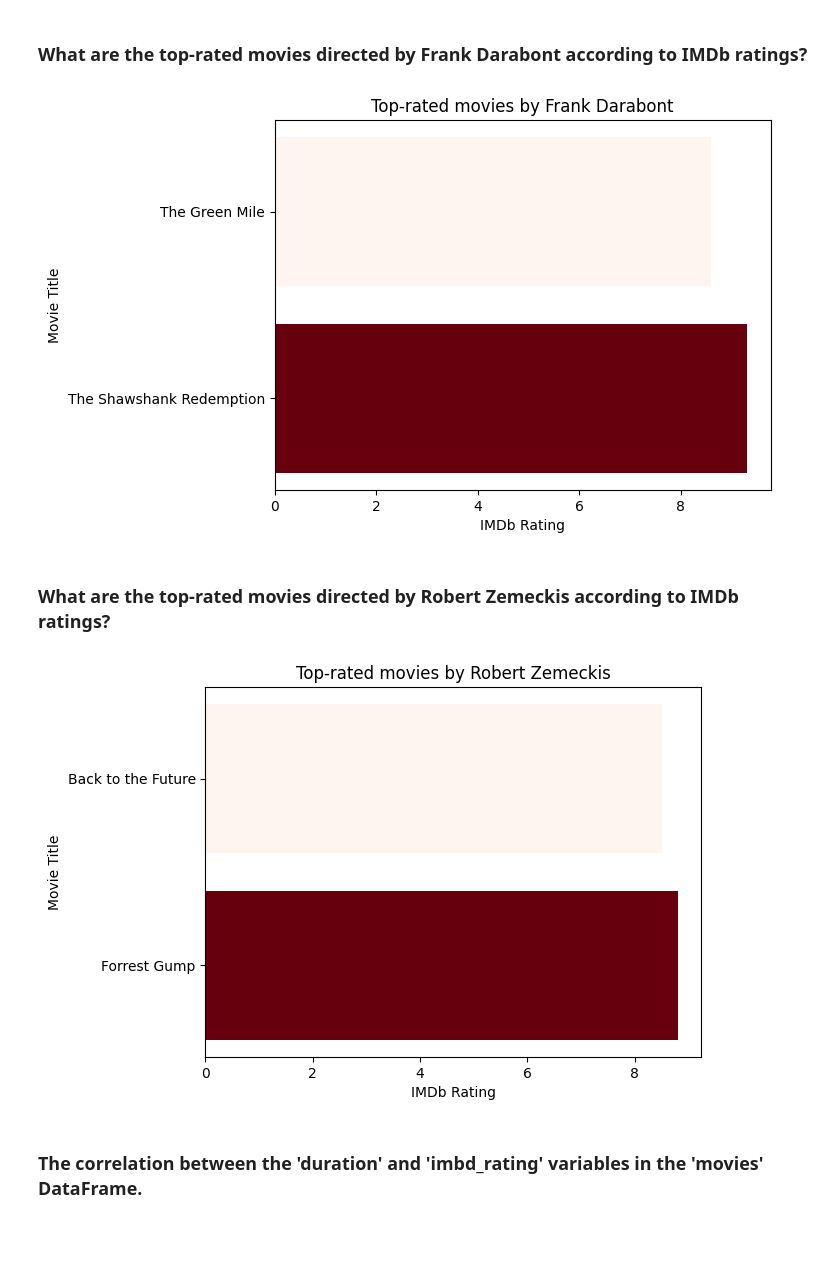
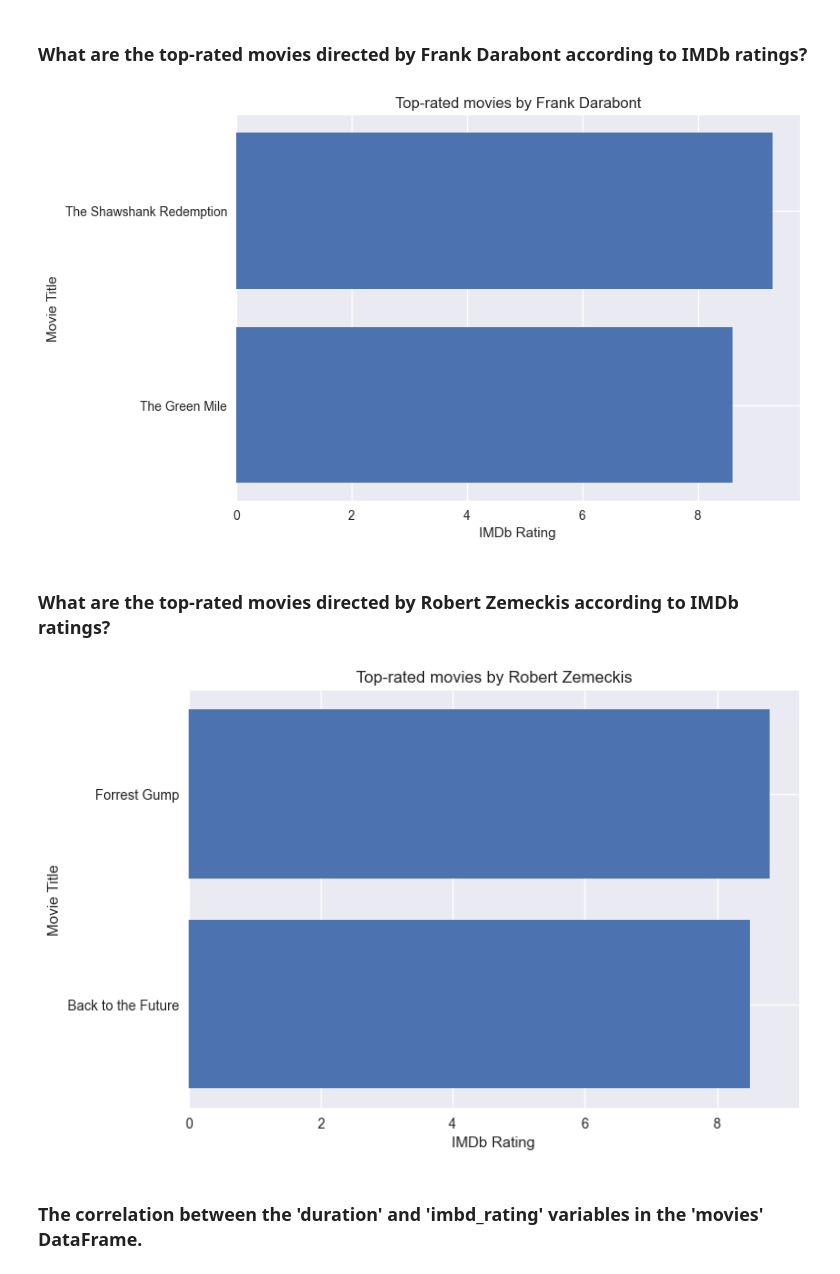
Before and after one commit to YaqoobD/Top-250-Movies-by-IMDB-Rating, a Jupyter notebook: IMDB_Top_250_Movies.ipynb, the cells around one changed output. Cells and saved outputs as stored; diff of their text form; code cells hidden in the pictures; blank space fills up the shorter version.

```diff
--- a/IMDB_Top_250_Movies.ipynb
+++ b/IMDB_Top_250_Movies.ipynb
@@ -415,13 +435,17 @@ best_rating = best_rating.sort_values(['imbd_rating','imbd_votes'], ascending=Fa
 # Display the top movies by IMDb rating and voting
 top_rated = best_rating.head()
 
+# Reverse the order of the data
+top_rated = top_rated.iloc[::-1]
+
 # Create a colormap based on the IMDb ratings
 cmap = plt.cm.get_cmap('Reds')
 norm = mcolors.Normalize(vmin=top_rated['imbd_rating'].min(), vmax=top_rated['imbd_rating'].max())
 colors = cmap(norm(top_rated['imbd_rating']))
 
 # Plot a horizontal bar chart of the top-rated movies
-plt.barh(top_rated['title'], top_rated['imbd_rating'], color=colors)
+plt.style.use('seaborn-v0_8')
+plt.barh(top_rated['title'], top_rated['imbd_rating'])
 plt.title('Top-rated movies by Martin Scorsese')
 plt.xlabel('IMDb Rating')
 plt.ylabel('Movie Title')
@@ -440,13 +464,17 @@ best_rating = best_rating.sort_values(['imbd_rating','imbd_votes'], ascending=Fa
 # Display the top movies by IMDb rating and voting
 top_rated = best_rating.head()
 
+# Reverse the order of the data
+top_rated = top_rated.iloc[::-1]
+
 # Create a colormap based on the IMDb ratings
 cmap = plt.cm.get_cmap('Reds')
 norm = mcolors.Normalize(vmin=top_rated['imbd_rating'].min(), vmax=top_rated['imbd_rating'].max())
 colors = cmap(norm(top_rated['imbd_rating']))
 
 # Plot a horizontal bar chart of the top-rated movies
-plt.barh(top_rated['title'], top_rated['imbd_rating'], color=colors)
+plt.style.use('seaborn-v0_8')
+plt.barh(top_rated['title'], top_rated['imbd_rating'])
 plt.title('Top-rated movies by Francis Ford Coppola ')
 plt.xlabel('IMDb Rating')
 plt.ylabel('Movie Title')
@@ -465,13 +493,17 @@ best_rating = best_rating.sort_values(['imbd_rating','imbd_votes'], ascending=Fa
 # Display the top movies by IMDb rating and voting
 top_rated = best_rating.head()
 
+# Reverse the order of the data
+top_rated = top_rated.iloc[::-1]
+
 # Create a colormap based on the IMDb ratings
 cmap = plt.cm.get_cmap('Reds')
 norm = mcolors.Normalize(vmin=top_rated['imbd_rating'].min(), vmax=top_rated['imbd_rating'].max())
 colors = cmap(norm(top_rated['imbd_rating']))
 
 # Plot a horizontal bar chart of the top-rated movies
-plt.barh(top_rated['title'], top_rated['imbd_rating'], color=colors)
+plt.style.use('seaborn-v0_8')
+plt.barh(top_rated['title'], top_rated['imbd_rating'])
 plt.title('Top-rated movies by Peter Jackson ')
 plt.xlabel('IMDb Rating')
 plt.ylabel('Movie Title')
@@ -490,44 +522,52 @@ best_rating = best_rating.sort_values(['imbd_rating','imbd_votes'], ascending=Fa
 # Display the top movies by IMDb rating and voting
 top_rated = best_rating.head()
 
+# Reverse the order of the data
+top_rated = top_rated.iloc[::-1]
+
 # Create a colormap based on the IMDb ratings
 cmap = plt.cm.get_cmap('Reds')
 norm = mcolors.Normalize(vmin=top_rated['imbd_rating'].min(), vmax=top_rated['imbd_rating'].max())
 colors = cmap(norm(top_rated['imbd_rating']))
 
 # Plot a horizontal bar chart of the top-rated movies
-plt.barh(top_rated['title'], top_rated['imbd_rating'], color=colors)
+plt.style.use('seaborn-v0_8')
+plt.barh(top_rated['title'], top_rated['imbd_rating'])
 plt.title('Top-rated movies by Frank Darabont')
 plt.xlabel('IMDb Rating')
 plt.ylabel('Movie Title')
 plt.show()
 # %% [output]
-[figure, old version]
+[figure, new version]
 # %% [markdown]
 ### What are the top-rated movies directed by Robert Zemeckis according to IMDb ratings?
 # %%
 # Select movies with a director name of 'Robert Zemeckis' and an IMDb rating greater than 8
 best_rating = movies[(movies.director_name == 'Robert Zemeckis') & (movies.imbd_rating > 8)]
 
 # Sort the resulting DataFrame by IMDb rating in descending order
 best_rating = best_rating.sort_values(['imbd_rating','imbd_votes'], ascending=False)
 
 # Display the top movies by IMDb rating and voting
 top_rated = best_rating.head()
 
+# Reverse the order of the data
+top_rated = top_rated.iloc[::-1]
+
 # Create a colormap based on the IMDb ratings
 cmap = plt.cm.get_cmap('Reds')
 norm = mcolors.Normalize(vmin=top_rated['imbd_rating'].min(), vmax=top_rated['imbd_rating'].max())
 colors = cmap(norm(top_rated['imbd_rating']))
 
 # Plot a horizontal bar chart of the top-rated movies
-plt.barh(top_rated['title'], top_rated['imbd_rating'], color=colors)
+plt.style.use('seaborn-v0_8')
+plt.barh(top_rated['title'], top_rated['imbd_rating'])
 plt.title('Top-rated movies by Robert Zemeckis')
 plt.xlabel('IMDb Rating')
 plt.ylabel('Movie Title')
 plt.show()
 # %% [output]
-[figure, old version]
+[figure, new version]
 # %% [markdown]
 ###  The correlation between the 'duration' and 'imbd_rating' variables in the 'movies' DataFrame.
 # %%
```
Also changed, not shown: parts of 10 cells of this notebook.
